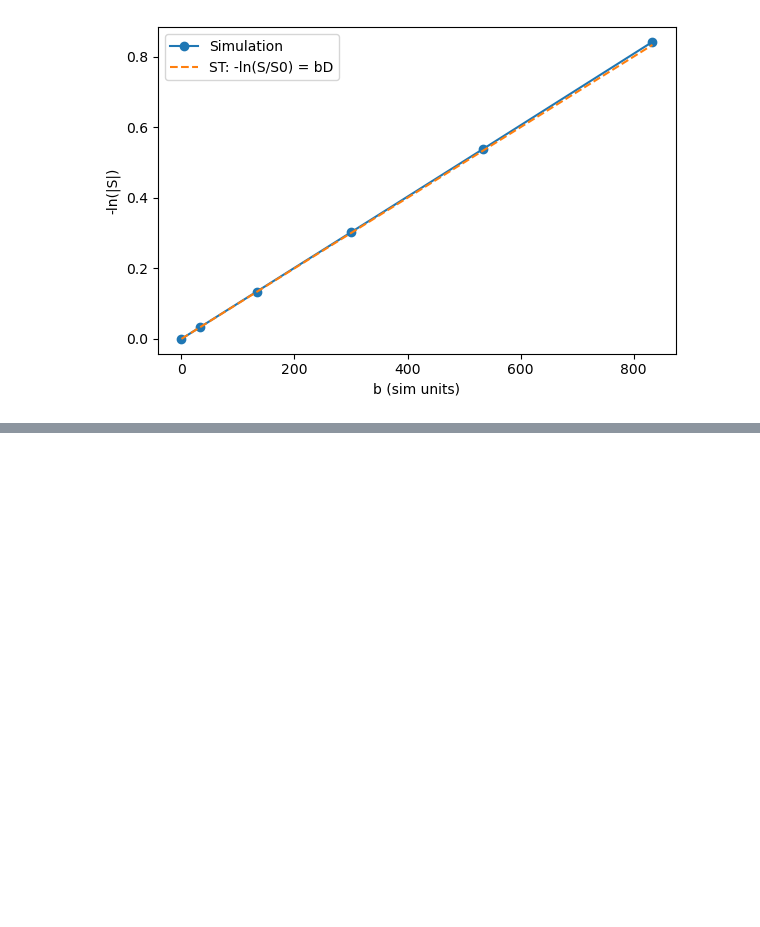
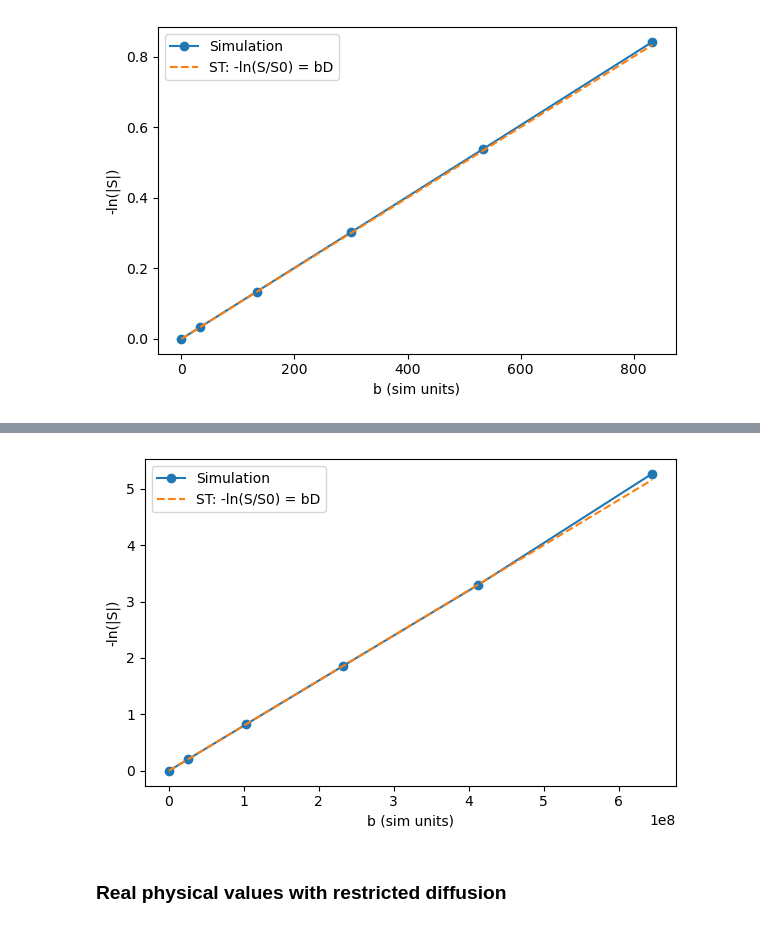
Before and after one commit to TonyYangHan/Grp6_BENG280A_Project_2, a Jupyter notebook: 1D_dMRI.ipynb, the cells around one changed output, grey strips where cells are left out. Drawn from its saved outputs; the diff is of its cells as text; code cells hidden in the pictures; blank space fills up the shorter version.

Commit message:
Updated simulations

```diff
--- a/1D_dMRI.ipynb
+++ b/1D_dMRI.ipynb
@@ -85,10 +4,0 @@ def run_diffusion_with_units(
-# %%
-positions_m, dt, dx, particles = run_diffusion_with_units()
-
-# Compute squared displacement vs time
-displacements = positions_m - positions_m[0]
-msd = np.mean(displacements**2, axis=1)   # mean squared displacement
-
-times = np.arange(positions_m.shape[0]) * dt
-
-# msd should be ~ 2 * D * t
@@ -158,7 +58,8 @@ def simulate_diffusion_signal(
     n_gap=100,
     dt=1.0,
     gamma=1.0,
-    seed=0
+    seed=0,
+    L=None
 ):
     """
     Simulate a PGSE diffusion experiment in 1D using Brownian motion.
@@ -192,6 +93,12 @@ def simulate_diffusion_signal(
         # Diffusion step
         x += step_sigma * np.random.randn(n_spins)
 
+        # optional reflecting walls
+        if L is not None:
+            left, right = -L/2, L/2 # [0,L], [-L, L], or [-L/2, L/2]
+            x[x < left]  = -x[x < left]
+            x[x > right] = 2*right - x[x > right]
+
         # Phase accumulation under gradient
         # Using x after the diffusion step (Euler-like); dt is our time step
         phi += gamma * G[k] * x * dt
@@ -282,0 +240,31 @@ plt.show()
+# %%
+G_vals = np.linspace(0.0, 5.0, 6)   # 6 gradient amplitudes
+sim_mags = []
+st_mags = []
+b_vals = []
+
+for G_amp in G_vals:
+    S_sim, S_mag_sim, S_ST, b_value, *_ = simulate_diffusion_signal(
+        D=D, n_spins=n_spins, G_amp=G_amp,
+        n_delta=n_delta, n_gap=n_gap, dt=dt, gamma=gamma, seed=0
+    )
+    sim_mags.append(S_mag_sim)
+    st_mags.append(S_ST)
+    b_vals.append(b_value)
+
+b_vals = np.array(b_vals)
+sim_mags = np.array(sim_mags)
+st_mags = np.array(st_mags)
+
+plt.figure(figsize=(6,4))
+plt.plot(b_vals, -np.log(sim_mags + 1e-12), "o-", label="Simulation")
+plt.plot(b_vals, b_vals * D, "--", label="ST: -ln(S/S0) = bD")
+plt.xlabel("b (sim units)")
+plt.ylabel("-ln(|S|)")
+plt.legend()
+plt.tight_layout()
+plt.show()
+# %% [output]
+[figure, added]
+# %% [markdown]
+### Real physical values with restricted diffusion
```
Also changed, not shown: parts of 9 cells of this notebook, 1 other file.
